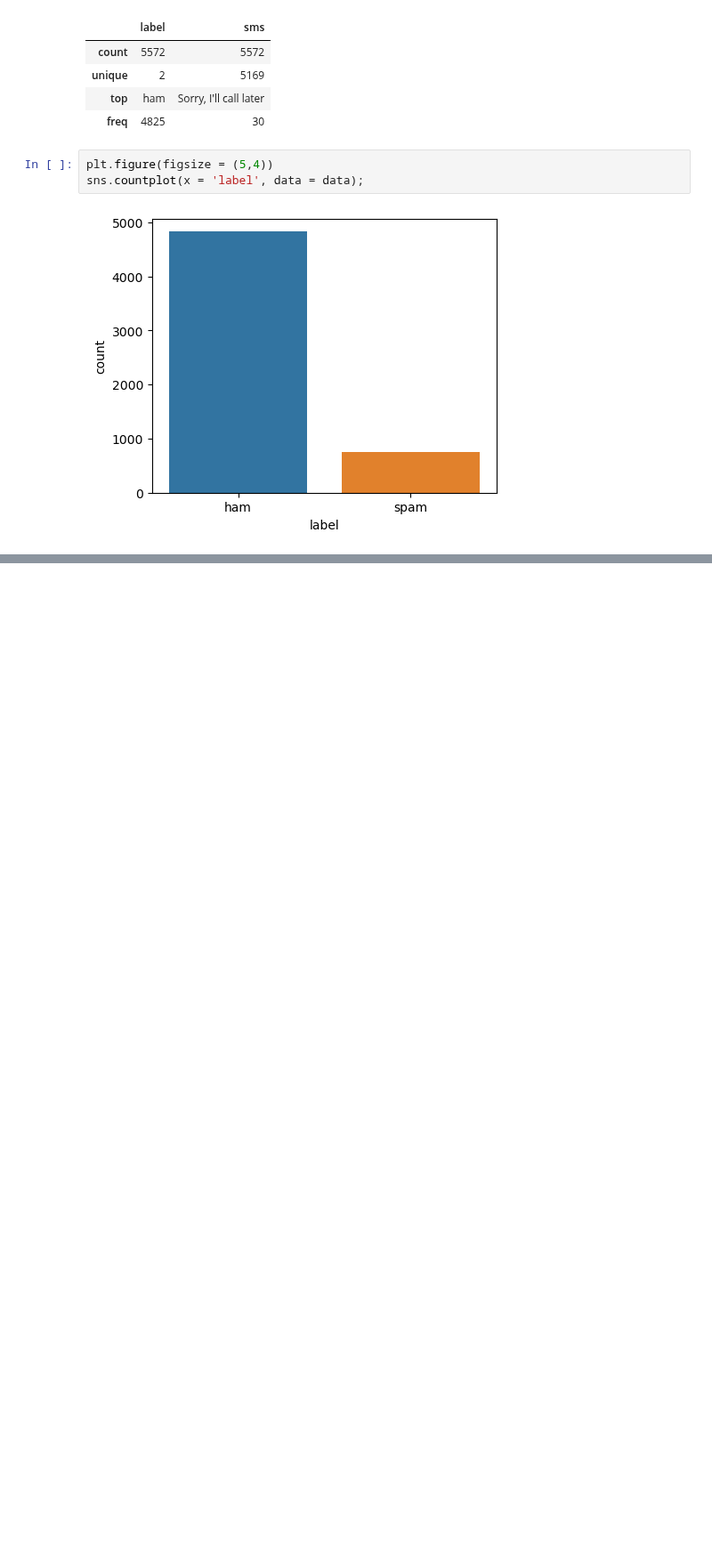
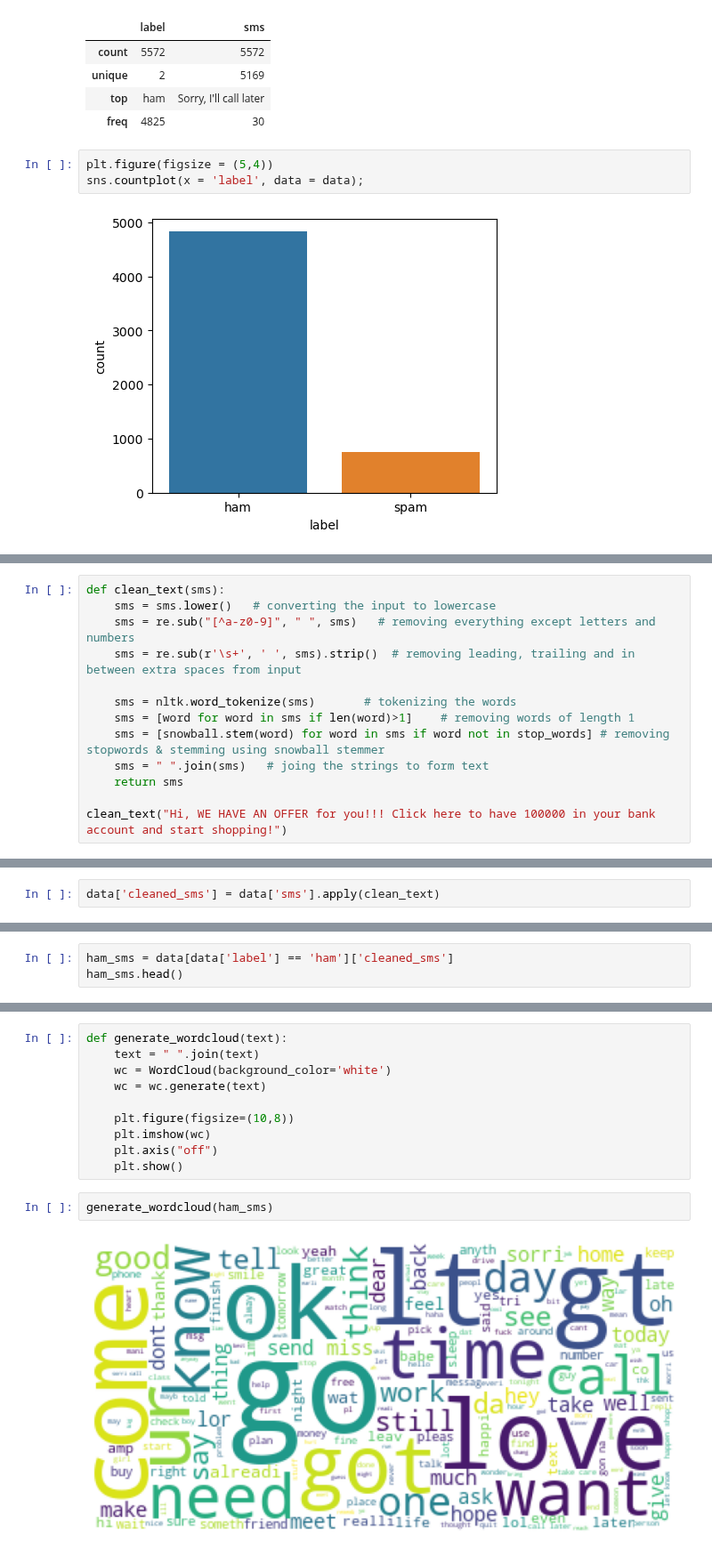
Before and after one commit to lavkushsingh31/Data_Science_Machine_Learning_Projects, a Jupyter notebook: Mini Project - Spam Email Classifier/Mini Project - Spam Email Classifier.ipynb, the cells around one changed output, grey strips where cells are left out. Shown at 89% size. Drawn from its saved outputs; the diff is of its cells as text; blank space fills up the shorter version.

Commit message:
added code for cleaniing data and plotted wordcloud

```diff
--- a/Mini Project - Spam Email Classifier/Mini Project - Spam Email Classifier.ipynb
+++ b/Mini Project - Spam Email Classifier/Mini Project - Spam Email Classifier.ipynb
@@ -50,0 +65,13 @@ sns.countplot(x = 'label', data = data);
+# %%
+def clean_text(sms):
+    sms = sms.lower()   # converting the input to lowercase
+    sms = re.sub("[^a-z0-9]", " ", sms)   # removing everything except letters and numbers
+    sms = re.sub(r'\s+', ' ', sms).strip()  # removing leading, trailing and in between extra spaces from input
+
+    sms = nltk.word_tokenize(sms)       # tokenizing the words
+    sms = [word for word in sms if len(word)>1]    # removing words of length 1
+    sms = [snowball.stem(word) for word in sms if word not in stop_words] # removing stopwords & stemming using snowball stemmer
+    sms = " ".join(sms)   # joing the strings to form text
+    return sms
+
+clean_text("Hi, WE HAVE AN OFFER for you!!! Click here to have 100000 in your bank account and start shopping!")
@@ -50,0 +97,2 @@ sns.countplot(x = 'label', data = data);
+# %%
+data['cleaned_sms'] = data['sms'].apply(clean_text)
@@ -50,0 +110,3 @@ sns.countplot(x = 'label', data = data);
+# %%
+ham_sms = data[data['label'] == 'ham']['cleaned_sms']
+ham_sms.head()
@@ -50,0 +130,14 @@ sns.countplot(x = 'label', data = data);
+# %%
+def generate_wordcloud(text):
+    text = " ".join(text)
+    wc = WordCloud(background_color='white')
+    wc = wc.generate(text)
+
+    plt.figure(figsize=(10,8))
+    plt.imshow(wc)
+    plt.axis("off")
+    plt.show()
+# %%
+generate_wordcloud(ham_sms)
+# %% [output]
+[figure, added]
```
Also changed, not shown: parts of 20 cells of this notebook.
